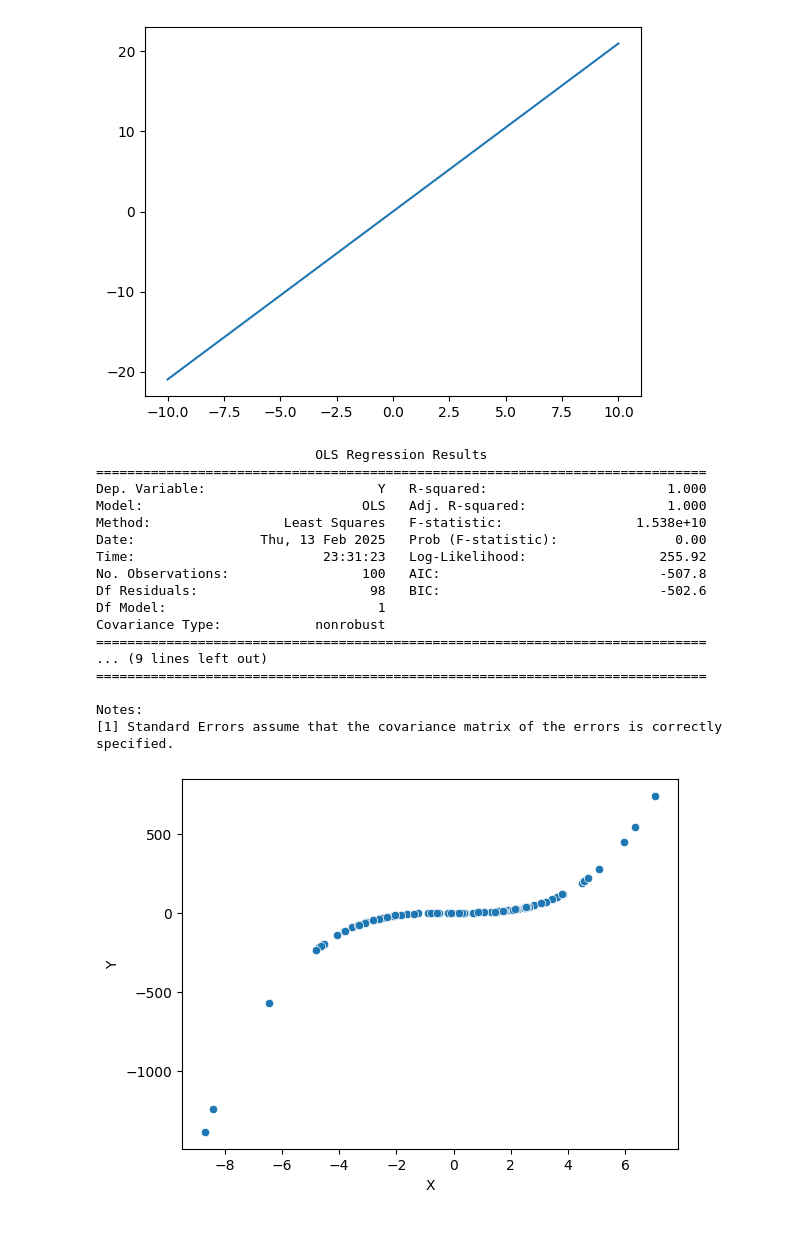
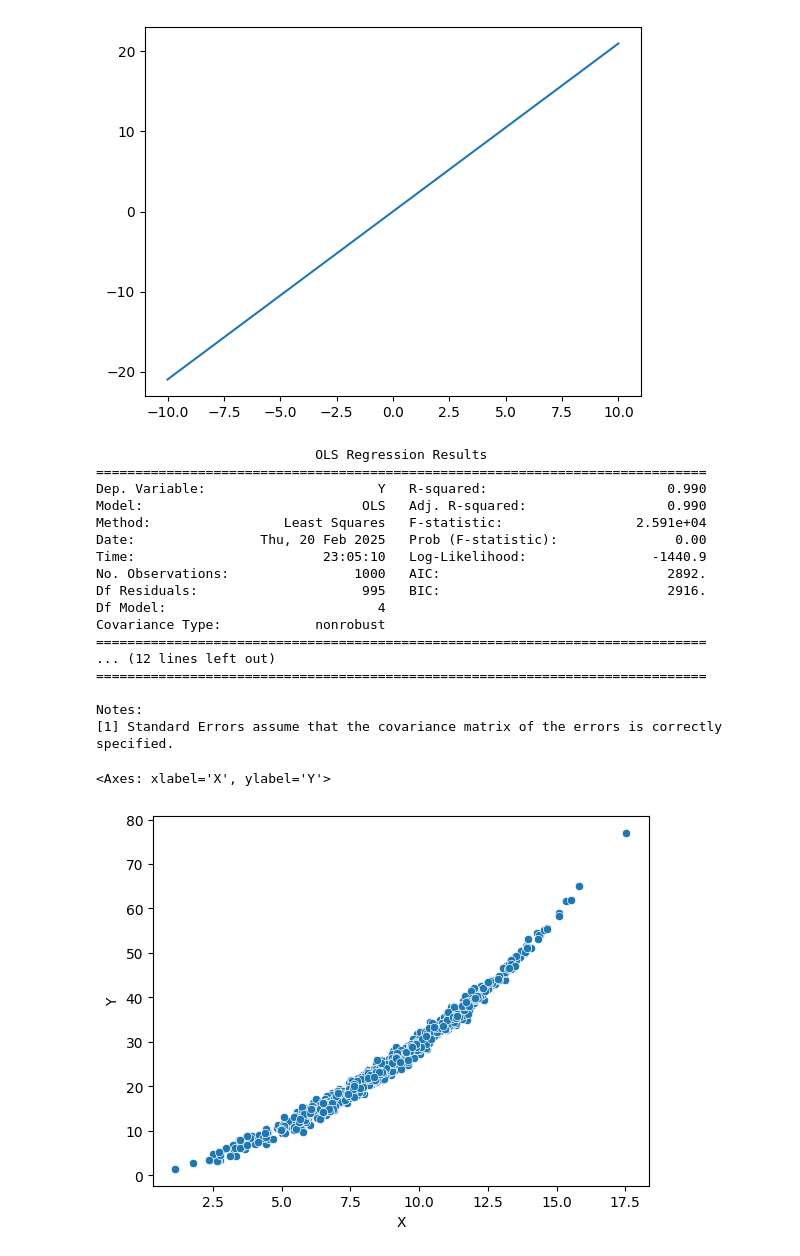
Before and after one commit to amunoz88/Applied_DS_2025, a Jupyter notebook: Regression.ipynb, the cells around one changed output. Saved outputs shown, nothing was run; the diff lists cells and outputs as text; code cells hidden in the pictures; blank space fills up the shorter version.

```diff
--- a/Regression.ipynb
+++ b/Regression.ipynb
@@ -31,32 +31,32 @@ plt.plot(t, model_sk.predict(t.reshape(-1,1)))
 [<matplotlib.lines.Line2D at 0x...>]
 [figure]
 # %%
-data = pd.read_csv('/content/drive/MyDrive/CUNY 2025/Datasets/regression_data2.csv', index_col=0)
-model = smf.ols(formula = 'Y ~ I(X**3)', data = data)
+data = pd.read_csv('/content/drive/MyDrive/CUNY 2025/Datasets/regression_data6.csv', index_col=0)
+model = smf.ols(formula = 'Y ~ X + X2 +I(X2**2) + I(X3**3)', data = data)
 results = model.fit()
 print(results.summary())
 sns.scatterplot(x = 'X', y = 'Y', data = data)
-results.predict(t)
 #plt.plot(data['X'], results.predict(), color = 'red'
 # %% [output]
                             OLS Regression Results
 ==============================================================================
-Dep. Variable:                      Y   R-squared:                       1.000
-Model:                            OLS   Adj. R-squared:                  1.000
-Method:                 Least Squares   F-statistic:                 1.538e+10
-Date:                Thu, 13 Feb 2025   Prob (F-statistic):               0.00
-Time:                        23:31:23   Log-Likelihood:                 255.92
-No. Observations:                 100   AIC:                            -507.8
-Df Residuals:                      98   BIC:                            -502.6
-Df Model:                           1
+Dep. Variable:                      Y   R-squared:                       0.990
+Model:                            OLS   Adj. R-squared:                  0.990
+Method:                 Least Squares   F-statistic:                 2.591e+04
+Date:                Thu, 20 Feb 2025   Prob (F-statistic):               0.00
+Time:                        23:05:10   Log-Likelihood:                -1440.9
+No. Observations:                1000   AIC:                             2892.
+Df Residuals:                     995   BIC:                             2916.
+Df Model:                           4
 Covariance Type:            nonrobust
 ==============================================================================
-... (9 lines left out)
+... (12 lines left out)
 ==============================================================================
 
 Notes:
 [1] Standard Errors assume that the covariance matrix of the errors is correctly specified.
+<Axes: xlabel='X', ylabel='Y'>
-[figure, old version]
+[figure, new version]
 # %%
 X1 = np.random.normal(0, 1, 1000)
 X2 = np.random.exponential(1, 1000)
```
Also changed, not shown: parts of 9 cells of this notebook.
